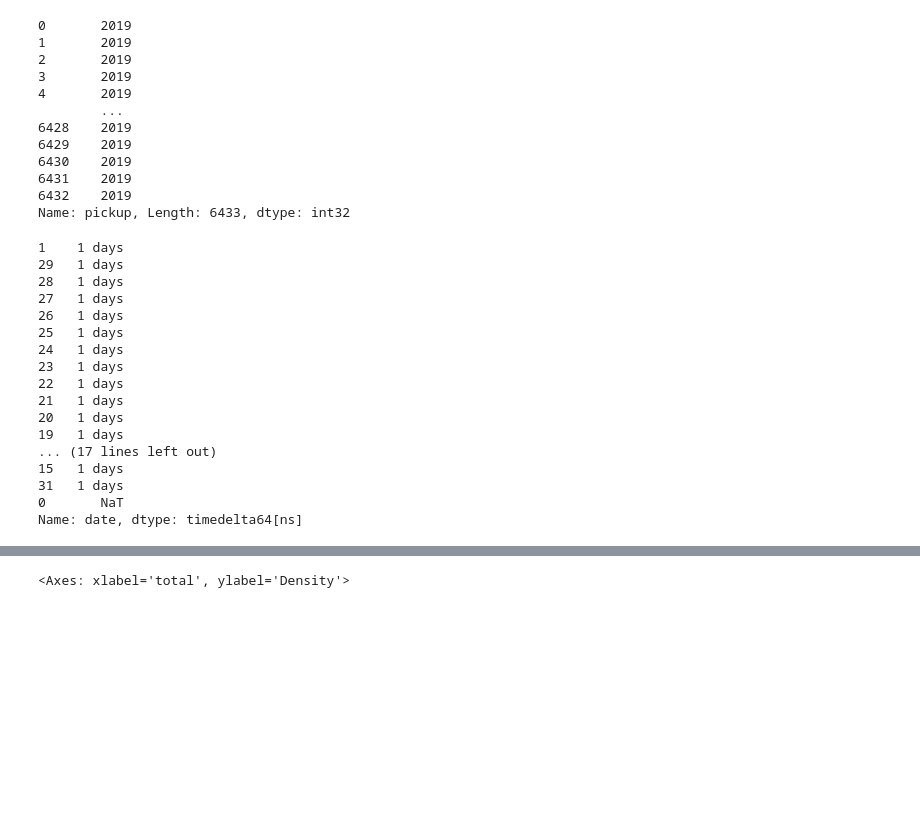
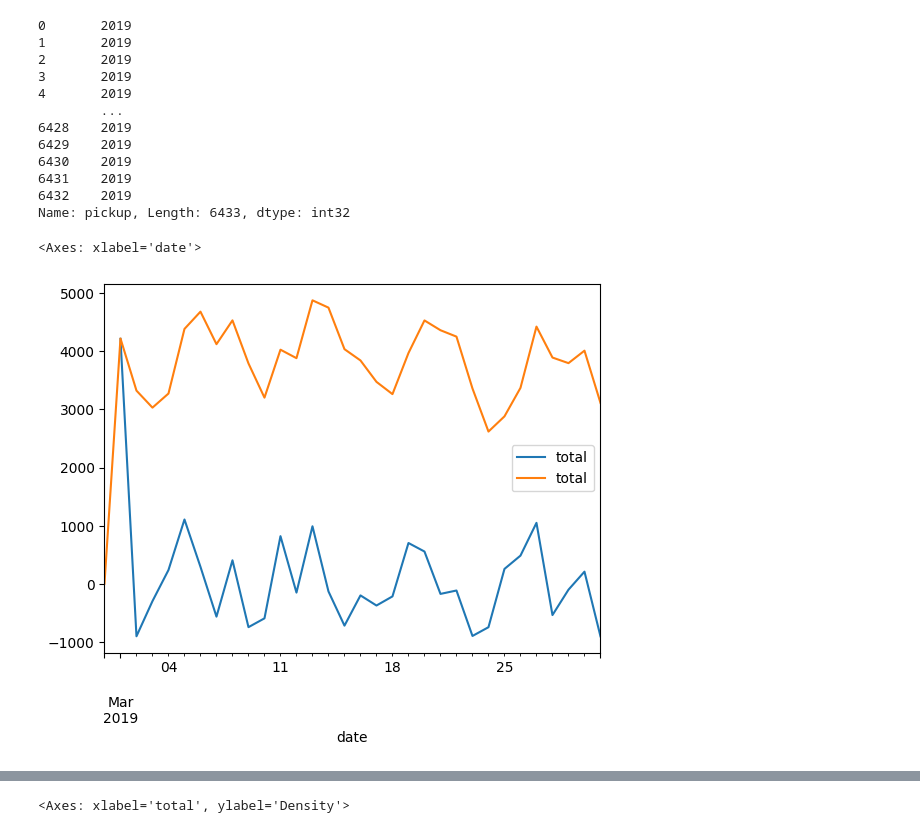
Before and after one commit to bipin-a/aidi-1100, a Jupyter notebook: lecture_material/Week6.ipynb, the cells around one changed output, grey strips where cells are left out. Drawn from its saved outputs; the diff is of its cells as text; code cells hidden in the pictures; blank space fills up the shorter version.

```diff
--- a/lecture_material/Week6.ipynb
+++ b/lecture_material/Week6.ipynb
@@ -3049,23 +3133,10 @@ FREQ = 'D'
 daily_resampled = taxis.set_index('date').resample(FREQ).agg(
         {'total':'sum'}
 )
-# %%
-daily_resampled.reset_index().diff()['date'].sort_values()
-# %% [output]
-1    1 days
-29   1 days
-28   1 days
-27   1 days
-26   1 days
-25   1 days
-24   1 days
-23   1 days
-22   1 days
-21   1 days
-20   1 days
-19   1 days
-... (17 lines left out)
-15   1 days
-31   1 days
-0       NaT
-Name: date, dtype: timedelta64[ns]
+# %%
+fig, ax = plt.subplots()
+daily_resampled.diff().plot(ax=ax)
+daily_resampled.plot(ax=ax)
+# %% [output]
+<Axes: xlabel='date'>
+[figure, added]
```
Also changed, not shown: parts of 62 cells of this notebook, 1 other file.
